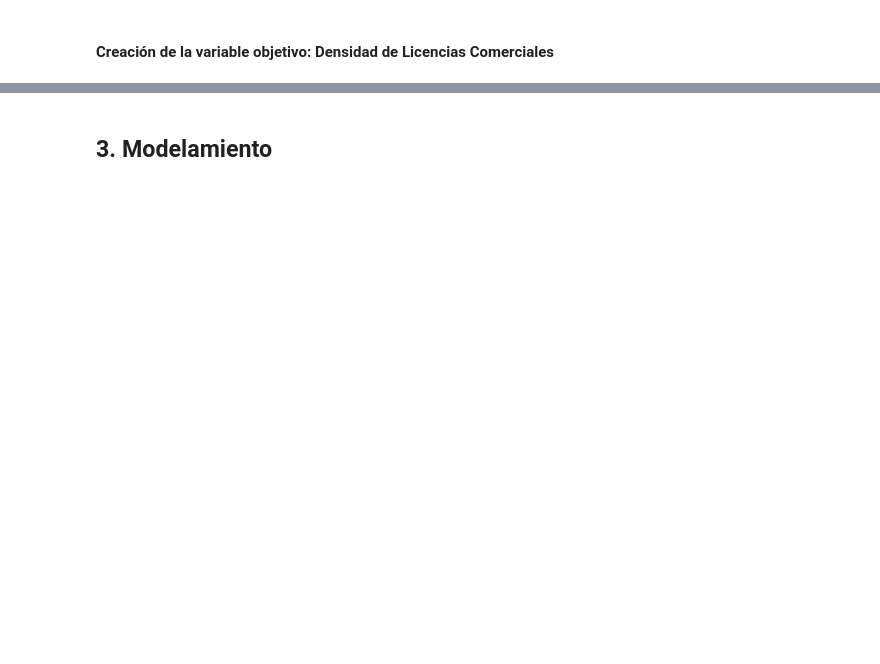
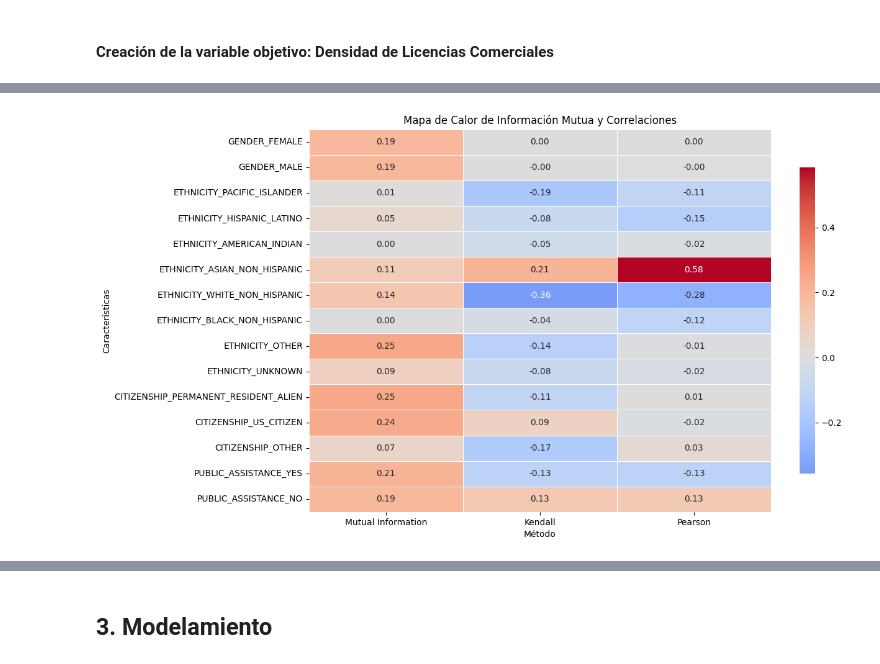
Before and after one commit to zcrodriguez/NYC_Licenses_Density, a Jupyter notebook: NYC_Lics_Case_Study.ipynb, the cells around one changed output, grey strips where cells are left out. Drawn from its saved outputs; the diff is of its cells as text; code cells hidden in the pictures; blank space fills up the shorter version.

```diff
--- a/NYC_Lics_Case_Study.ipynb
+++ b/NYC_Lics_Case_Study.ipynb
@@ -326,0 +278,46 @@ data.shape
+# %%
+from sklearn.feature_selection import mutual_info_regression
+
+X = data.drop(columns=['LICENSES_PER_CAPITA']); y = data['LICENSES_PER_CAPITA']
+
+# Calcular la información mutua
+mi = mutual_info_regression(X, y)
+
+# Crear un DataFrame para la visualización
+mi_df = pd.DataFrame({
+    'Feature': X.columns,
+    'Mutual Information': mi
+})
+
+corr_matrix = mi_df.set_index('Feature')
+
+# Relación entre las variables y la variable objetivo según correlación Kendall
+Kendall = data.corr(method='kendall').iloc[:, -1][:-1]
+
+# Relación entre las variables y la variable objetivo según correlación Pearson
+Pearson = data.corr().iloc[:, -1][:-1]
+
+# Unificar mi_matrix, Kendall y Pearson en un solo DataFrame
+corr_matrix['Kendall'] = Kendall
+corr_matrix['Pearson'] = Pearson
+# %%
+# Importar plt y sns
+import matplotlib.pyplot as plt
+import seaborn as sns
+
+# Configurar el estilo y tamaño del mapa de calor
+plt.figure(figsize=(12, 8))
+
+# Crear el mapa de calor
+sns.heatmap(corr_matrix, annot=True, cmap='coolwarm', center=0, linewidths=0.5, fmt=".2f",
+            cbar_kws={"shrink": .8})
+
+# Configurar etiquetas y título
+plt.title('Mapa de Calor de Información Mutua y Correlaciones')
+plt.xlabel('Método')
+plt.ylabel('Características')
+
+# Mostrar el mapa de calor
+plt.show()
+# %% [output]
+[figure, added]
```
Also changed, not shown: parts of 33 cells of this notebook.
